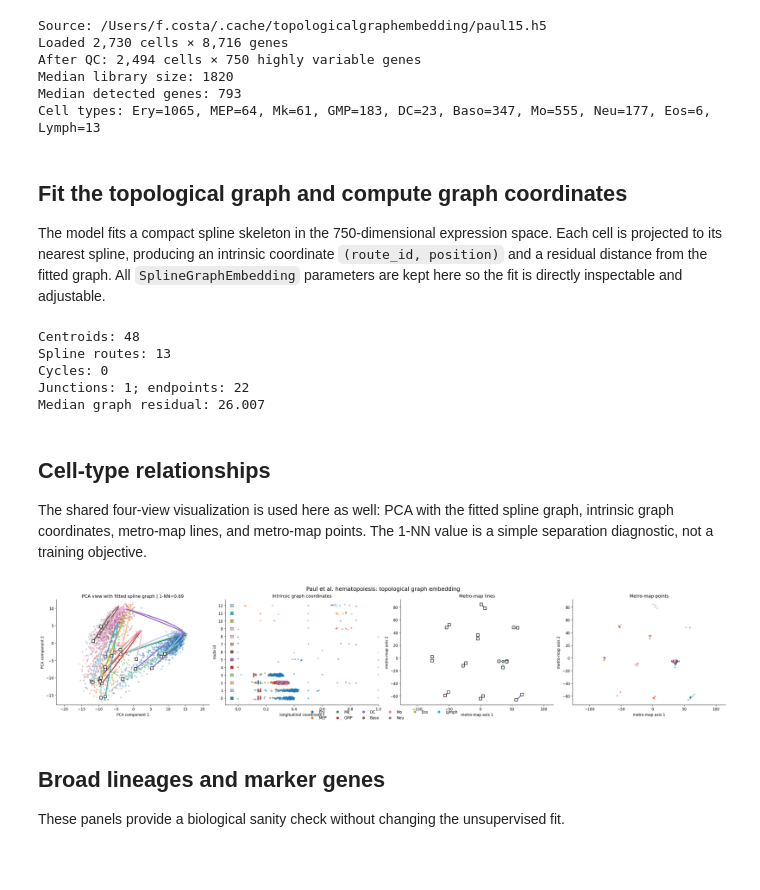
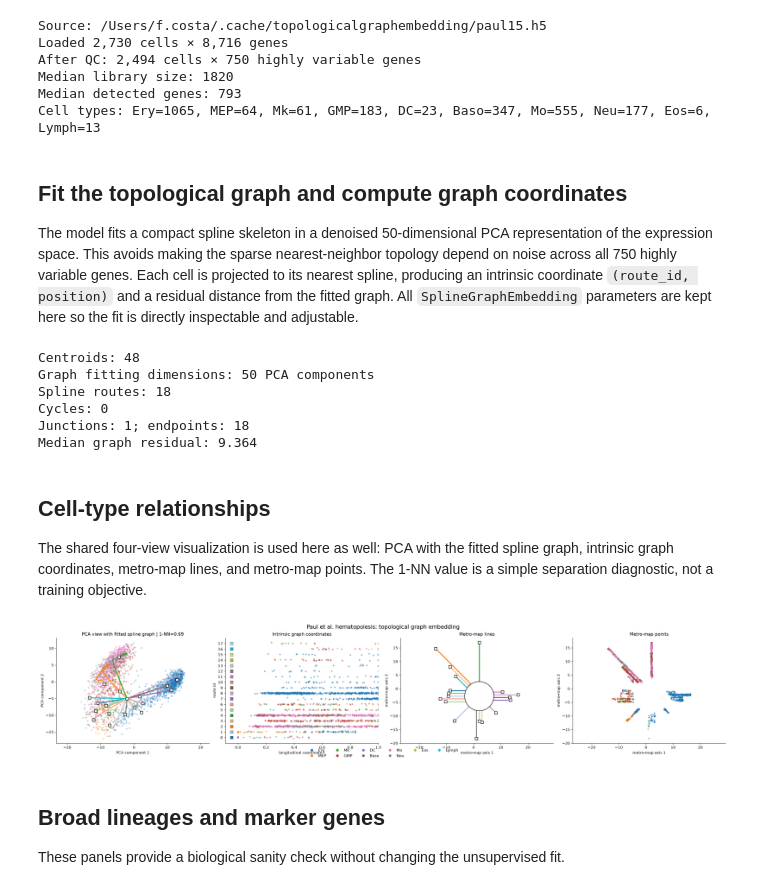
Before and after one commit to fabriziocosta/TopologicalGraphEmbedding, a Jupyter notebook: notebooks/visualize_paul_single_cell.ipynb, the cells around one changed output. Saved outputs shown, nothing was run; the diff lists cells and outputs as text; code cells hidden in the pictures; blank space fills up the shorter version.

```diff
--- a/notebooks/visualize_paul_single_cell.ipynb
+++ b/notebooks/visualize_paul_single_cell.ipynb
@@ -60,16 +60,21 @@ Cell types: Ery=1065, MEP=64, Mk=61, GMP=183, DC=23, Baso=347, Mo=555, Neu=177,
 # %% [markdown]
 ## Fit the topological graph and compute graph coordinates
 
-The model fits a compact spline skeleton in the 750-dimensional expression space. Each cell is projected to its nearest spline, producing an intrinsic coordinate `(route_id, position)` and a residual distance from the fitted graph. All `SplineGraphEmbedding` parameters are kept here so the fit is directly inspectable and adjustable.
+The model fits a compact spline skeleton in a denoised 50-dimensional PCA representation of the expression space. This avoids making the sparse nearest-neighbor topology depend on noise across all 750 highly variable genes. Each cell is projected to its nearest spline, producing an intrinsic coordinate `(route_id, position)` and a residual distance from the fitted graph. All `SplineGraphEmbedding` parameters are kept here so the fit is directly inspectable and adjustable.
 # %%
+graph_pca = PCA(n_components=50, random_state=42).fit(X)
+X_graph = graph_pca.transform(X)
 model = SplineGraphEmbedding(
-    backbone_initialization="topological",
+    # The centroid MST is connected; the denoised PCA space keeps its
+    # geometry from being dominated by sparse high-dimensional noise.
+    backbone_initialization="coarsen",
+    topology_neighbors=15,
     n_centroids=48,
     persistence_threshold=None,
     spline_smoothing=0.02,
     max_cycles=4,
     random_state=42,
-    standardize=True,
+    standardize=False,
     merge_junction_distance=None,
     prune_short_branches=True,
     prune_branch_factor=0.5,
@@ -83,49 +88,51 @@ with warnings.catch_warnings():
         message='Topological landmark constraints could not all be realized by the routing substrate\\.',
         category=RuntimeWarning,
     )
-    result = model.fit_transform(X)
+    result = model.fit_transform(X_graph)
 embedding = np.column_stack([result.position, result.route_id])
-pca = PCA(n_components=2, random_state=42).fit(X)
+pca = PCA(n_components=2, random_state=42).fit(X_graph)
 print(f"Centroids: {len(model.centroids_)}")
+print(f"Graph fitting dimensions: {X_graph.shape[1]} PCA components")
 print(f"Spline routes: {len(model.routes_)}")
 print(f"Cycles: {model.realized_cycle_count_}")
 print(f"Junctions: {len(model.junctions_)}; endpoints: {len(model.endpoints_)}")
 print(f"Median graph residual: {np.median(result.residual_norm):.3f}")
 # %% [output]
 Centroids: 48
-Spline routes: 13
+Graph fitting dimensions: 50 PCA components
+Spline routes: 18
 Cycles: 0
-Junctions: 1; endpoints: 22
-Median graph residual: 26.007
+Junctions: 1; endpoints: 18
+Median graph residual: 9.364
 # %% [markdown]
 ## Cell-type relationships
 
 The shared four-view visualization is used here as well: PCA with the fitted spline graph, intrinsic graph coordinates, metro-map lines, and metro-map points. The 1-NN value is a simple separation diagnostic, not a training objective.
 # %%
-pca_coordinates = pca.transform(X)
+pca_coordinates = pca.transform(X_graph)
 pca_accuracy = one_nn_accuracy_2d(pca_coordinates, cell_types)
 cell_type_codes = np.asarray([TYPE_ORDER.index(label) for label in cell_types])
 fig, axes = plt.subplots(1, 4, figsize=(26, 5), constrained_layout=True)
 plot_embedding_row(
-    axes, X, cell_type_codes, model, result,
+    axes, X_graph, cell_type_codes, model, result,
     projected_title=f"PCA view with fitted spline graph | 1-NN={pca_accuracy:.2f}",
     graph_title="Intrinsic graph coordinates",
     metro_lines_title="Metro-map lines",
     metro_points_title="Metro-map points",
     reducer=pca,
     jitter_seed=42,
     show_metro_nodes=False,
     metro_residual_width=0.02,
 )
 legend_handles = [
     Line2D([0], [0], marker="o", linestyle="", color=plt.get_cmap("tab10")(index), label=label)
     for index, label in enumerate(TYPE_ORDER)
 ]
 fig.legend(legend_handles, TYPE_ORDER, loc="lower center", ncol=6, frameon=False, bbox_to_anchor=(0.5, -0.04))
 fig.suptitle("Paul et al. hematopoiesis: topological graph embedding", fontsize=15)
 plt.show()
 # %% [output]
-[figure, old version]
+[figure, new version]
 # %% [markdown]
 ## Broad lineages and marker genes
 
```
Also changed, not shown: parts of 1 cell of this notebook, 7 other files.
